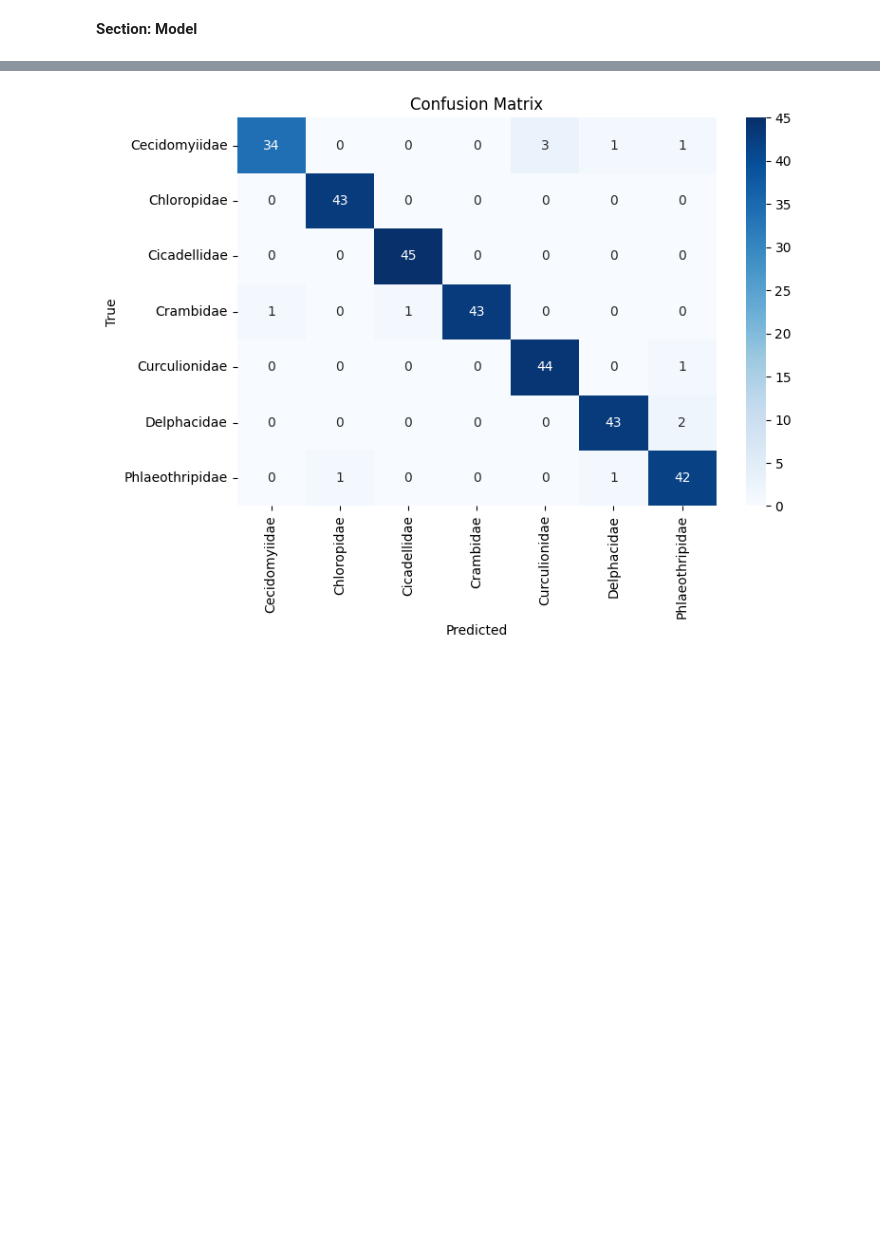
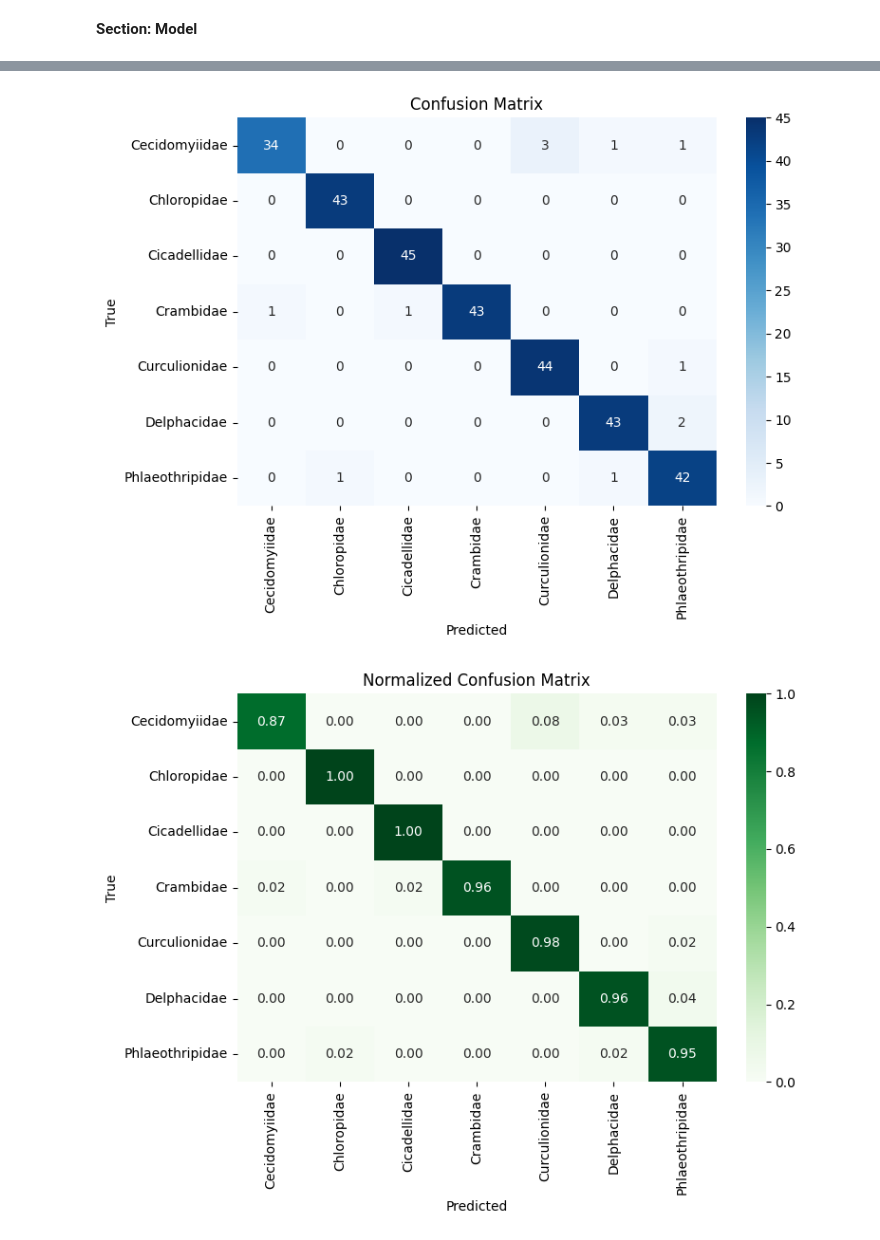
Before and after one commit to sheronfdo/govi-guru-pest-identification, a Jupyter notebook: ml/Pest_Identification_Training.ipynb, the cells around one changed output, grey strips where cells are left out. Cells and saved outputs as stored; diff of their text form; code cells hidden in the pictures; blank space fills up the shorter version.

```diff
--- a/ml/Pest_Identification_Training.ipynb
+++ b/ml/Pest_Identification_Training.ipynb
@@ -609,15 +643,24 @@ plt.show()
 # %%
-test_loss, test_acc = model.evaluate(test_ds)
+test_loss, test_acc, test_top3 = model.evaluate(test_ds)
 print(f'Test accuracy: {test_acc:.4f}')
+print(f'Test top-3 accuracy: {test_top3:.4f}')
 
 y_true = []
 y_pred = []
+y_score = []
 for images, labels_batch in test_ds:
     preds = model.predict(images, verbose=0)
     y_true.extend(np.argmax(labels_batch.numpy(), axis=1))
     y_pred.extend(np.argmax(preds, axis=1))
+    y_score.extend(preds)
+
+y_true = np.array(y_true)
+y_pred = np.array(y_pred)
+y_score = np.array(y_score)
 
 cm = confusion_matrix(y_true, y_pred)
+cm_norm = cm.astype('float') / cm.sum(axis=1, keepdims=True)
+
 plt.figure(figsize=(8, 6))
 sns.heatmap(cm, annot=True, fmt='d', xticklabels=class_names, yticklabels=class_names, cmap='Blues')
 plt.xlabel('Predicted')
@@ -626,5 +669,13 @@ plt.title('Confusion Matrix')
 plt.tight_layout()
 plt.show()
 
+plt.figure(figsize=(8, 6))
+sns.heatmap(cm_norm, annot=True, fmt='.2f', xticklabels=class_names, yticklabels=class_names, cmap='Greens')
+plt.xlabel('Predicted')
+plt.ylabel('True')
+plt.title('Normalized Confusion Matrix')
+plt.tight_layout()
+plt.show()
+
 print(classification_report(y_true, y_pred, target_names=class_names))
 # %% [output]
@@ -634,4 +686,5 @@ Test accuracy: 0.9608
 [figure]
+[figure, added]
                  precision    recall  f1-score   support
 
   Cecidomyiidae       0.97      0.87      0.92        39
```
Also changed, not shown: parts of 23 cells of this notebook.
